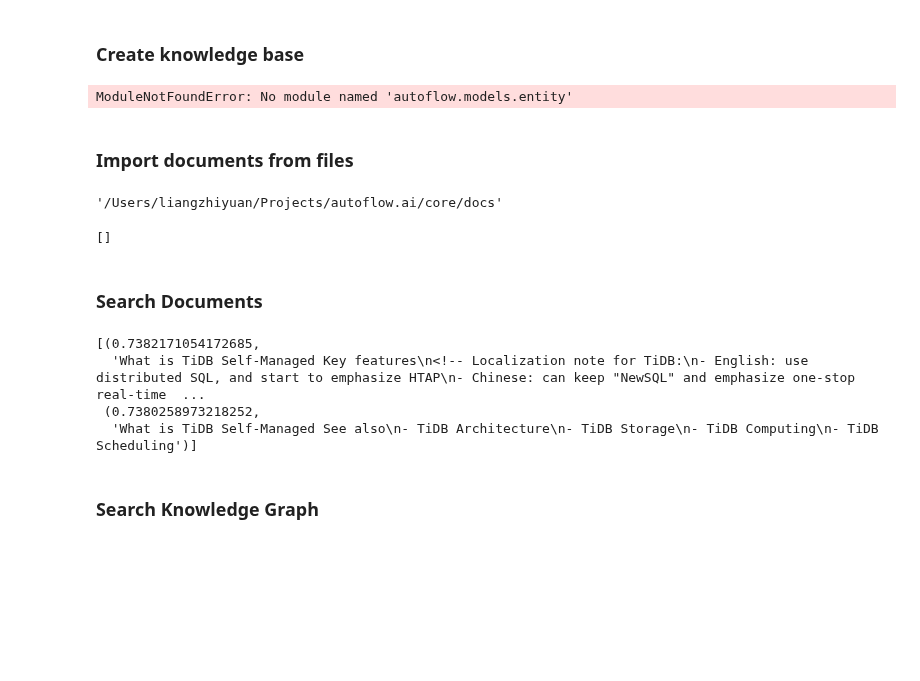
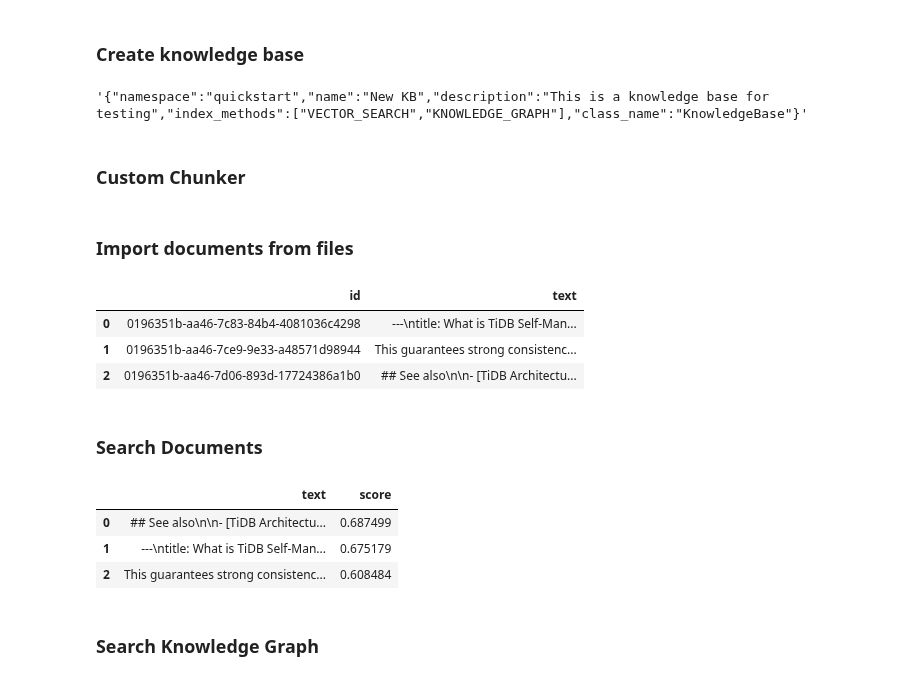
Before and after one commit to pingcap/autoflow, a Jupyter notebook: core/examples/quickstart/quickstart.ipynb, the cells around one changed output. Drawn from its saved outputs; the diff is of its cells as text; code cells hidden in the pictures; blank space fills up the shorter version.

```diff
--- a/core/examples/quickstart/quickstart.ipynb
+++ b/core/examples/quickstart/quickstart.ipynb
@@ -70,3 +48,8 @@ os.environ["OPENAI_API_KEY"] = userdata.get("OPENAI_API_KEY")
+# %%
+from pandas import DataFrame
+from pandas import set_option
+
+set_option("display.max_colwidth", None)
 # %% [markdown]
 ## Quickstart
 # %% [markdown]
@@ -85,24 +74,21 @@ af = Autoflow.from_config(
 # %% [markdown]
 ### Create knowledge base
 # %%
-from uuid import UUID
-from autoflow.types import IndexMethod
-from autoflow.llms.chat_models import ChatModel
-from autoflow.llms.embeddings import EmbeddingModel
+from autoflow.configs.knowledge_base import IndexMethod
+from autoflow.models.llms import LLM
+from autoflow.models.embedding_models import EmbeddingModel
 
-chat_model = ChatModel("gpt-4o-mini")
-embed_model = EmbeddingModel(
-    model_name="text-embedding_models-3-small", dimensions=1536
-)
+llm = LLM("gpt-4o-mini")
+embed_model = EmbeddingModel("text-embedding-3-small")
 
 kb = af.create_knowledge_base(
-    id=UUID("655b6cf3-8b30-4839-ba8b-5ed3c502f30e"),
+    namespace="quickstart",
     name="New KB",
     description="This is a knowledge base for testing",
     index_methods=[IndexMethod.VECTOR_SEARCH, IndexMethod.KNOWLEDGE_GRAPH],
-    chat_model=chat_model,
+    llm=llm,
     embedding_model=embed_model,
 )
-kb.model_dump()
+kb.model_dump_json()
 # %% [output]
-ModuleNotFoundError: No module named 'autoflow.models.entity'
+'{"namespace":"quickstart","name":"New KB","description":"This is a knowledge base for testing","index_methods":["VECTOR_SEARCH","KNOWLEDGE_GRAPH"],"class_name":"KnowledgeBase"}'
@@ -108,0 +98,2 @@ ModuleNotFoundError: No module named 'autoflow.models.entity'
+# %% [markdown]
+### Custom Chunker
@@ -109,33 +105,34 @@ ModuleNotFoundError: No module named 'autoflow.models.entity'
 # %% [markdown]
 ### Import documents from files
-# %%
-current_dir = os.path.dirname(os.path.abspath("__file__"))
-current_dir
-# %% [output]
-'/Users/liangzhiyuan/Projects/autoflow.ai/core/docs'
 # %%
-from pathlib import Path
+docs = kb.add("./fixtures/tidb-overview.md", chunker=text_chunker)
 
-kb.add(
-    files=[
-        Path(current_dir) / "fixtures" / "tidb-overview.md",
-    ]
+DataFrame(
+    [(c.id, c.text) for c in docs[0].chunks],
+    columns=["id", "text"],
 )
 # %% [output]
-[]
+|  | id | text |
+| 0 | 0196351b-aa46-7c83-84b4-4081036c4298 | ---\ntitle: What is TiDB Self-Man... |
+| 1 | 0196351b-aa46-7ce9-9e33-a48571d98944 | This guarantees strong consistenc... |
+| 2 | 0196351b-aa46-7d06-893d-17724386a1b0 | ## See also\n\n- [TiDB Architectu... |
 # %% [markdown]
 ### Search Documents
 # %%
 result = kb.search_documents(
     query="What is TiDB?",
-    similarity_top_k=2,
+    top_k=3,
 )
-[(c.score, c.chunk.text) for c in result.chunks]
+
+DataFrame(
+    [(c.text, c.score) for c in result.chunks],
+    columns=["text", "score"],
+)
 # %% [output]
-[(0.7382171054172685,
-  'What is TiDB Self-Managed Key features\n<!-- Localization note for TiDB:\n- English: use distributed SQL, and start to emphasize HTAP\n- Chinese: can keep "NewSQL" and emphasize one-stop real-time  ...
- (0.7380258973218252,
-  'What is TiDB Self-Managed See also\n- TiDB Architecture\n- TiDB Storage\n- TiDB Computing\n- TiDB Scheduling')]
+|  | text | score |
+| 0 | ## See also\n\n- [TiDB Architectu... | 0.687499 |
+| 1 | ---\ntitle: What is TiDB Self-Man... | 0.675179 |
+| 2 | This guarantees strong consistenc... | 0.608484 |
 # %% [markdown]
 ### Search Knowledge Graph
 # %%
```
Also changed, not shown: parts of 11 cells of this notebook, 12 other files.
